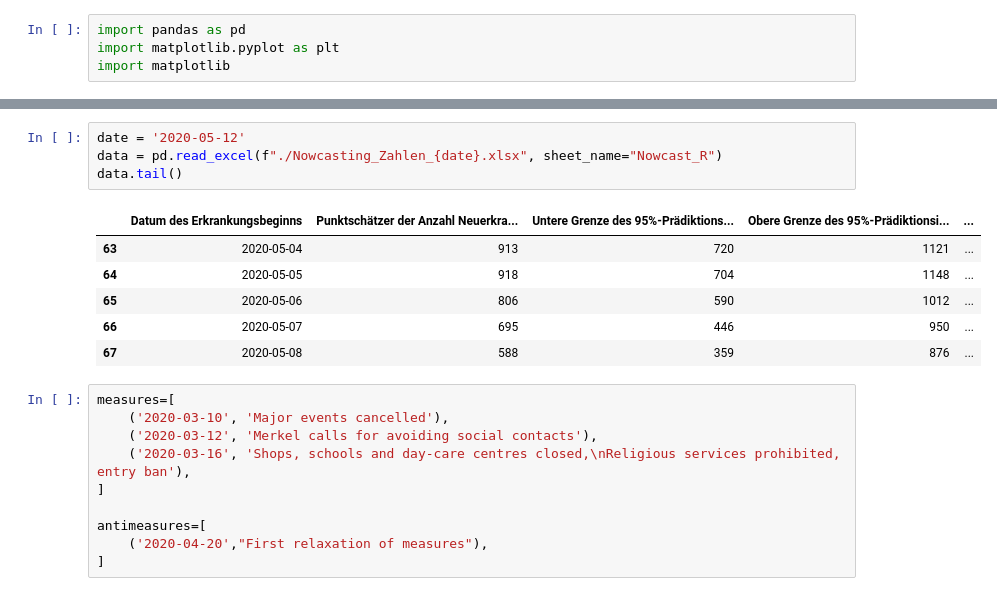
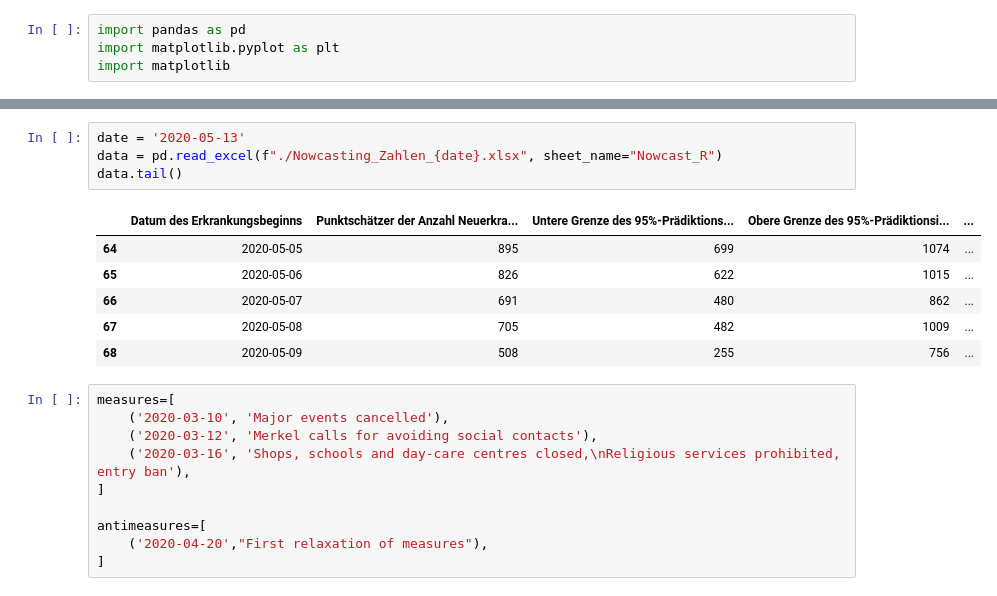
Before and after one commit to phiresky/coronavirus-reproduction-analysis, a Jupyter notebook: Nowcast_plot.ipynb, the cells around one changed output, grey strips where cells are left out. Saved outputs shown, nothing was run; the diff lists cells and outputs as text.

```diff
--- a/Nowcast_plot.ipynb
+++ b/Nowcast_plot.ipynb
@@ -19,14 +19,14 @@ Nowcasting_Zahlen_2 100%[===================>]  13,33K  --.-KB/s    in 0s
 # %%
-date = '2020-05-12'
+date = '2020-05-13'
 data = pd.read_excel(f"./Nowcasting_Zahlen_{date}.xlsx", sheet_name="Nowcast_R")
 data.tail()
 # %% [output]
 |  | Datum des Erkrankungsbeginns | Punktschätzer der Anzahl Neuerkra... | Untere Grenze des 95%-Prädiktions... | Obere Grenze des 95%-Prädiktionsi... | ... |
-| 63 | 2020-05-04 | 913 | 720 | 1121 | ... |
-| 64 | 2020-05-05 | 918 | 704 | 1148 | ... |
-| 65 | 2020-05-06 | 806 | 590 | 1012 | ... |
-| 66 | 2020-05-07 | 695 | 446 | 950 | ... |
-| 67 | 2020-05-08 | 588 | 359 | 876 | ... |
+| 64 | 2020-05-05 | 895 | 699 | 1074 | ... |
+| 65 | 2020-05-06 | 826 | 622 | 1015 | ... |
+| 66 | 2020-05-07 | 691 | 480 | 862 | ... |
+| 67 | 2020-05-08 | 705 | 482 | 1009 | ... |
+| 68 | 2020-05-09 | 508 | 255 | 756 | ... |
 # %%
 measures=[
     ('2020-03-10', 'Major events cancelled'),
```
Also changed, not shown: parts of 2 cells of this notebook, 2 other files.
